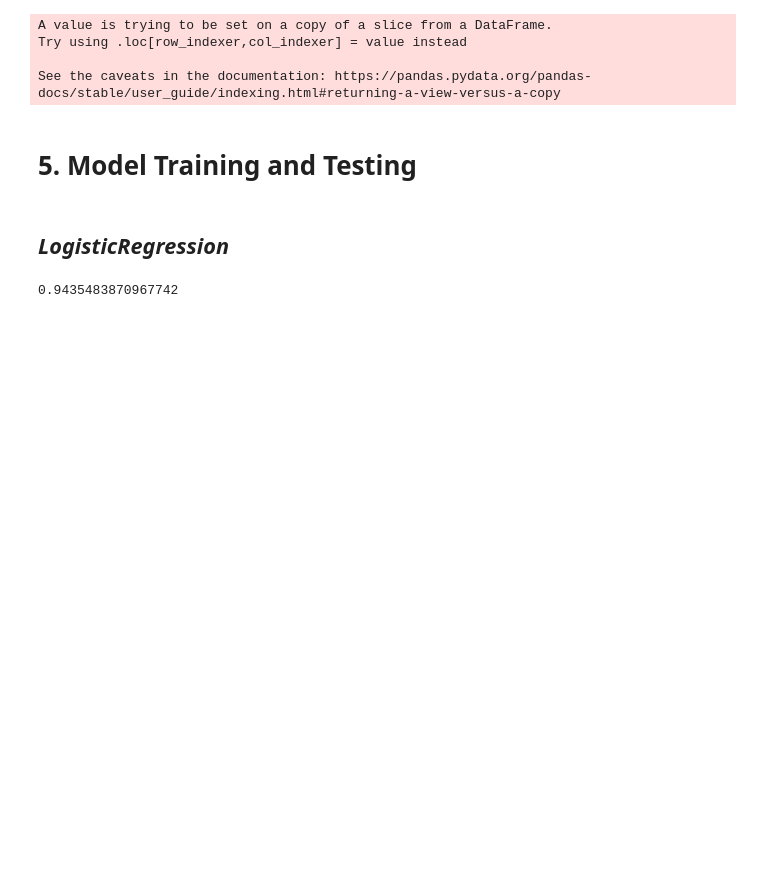
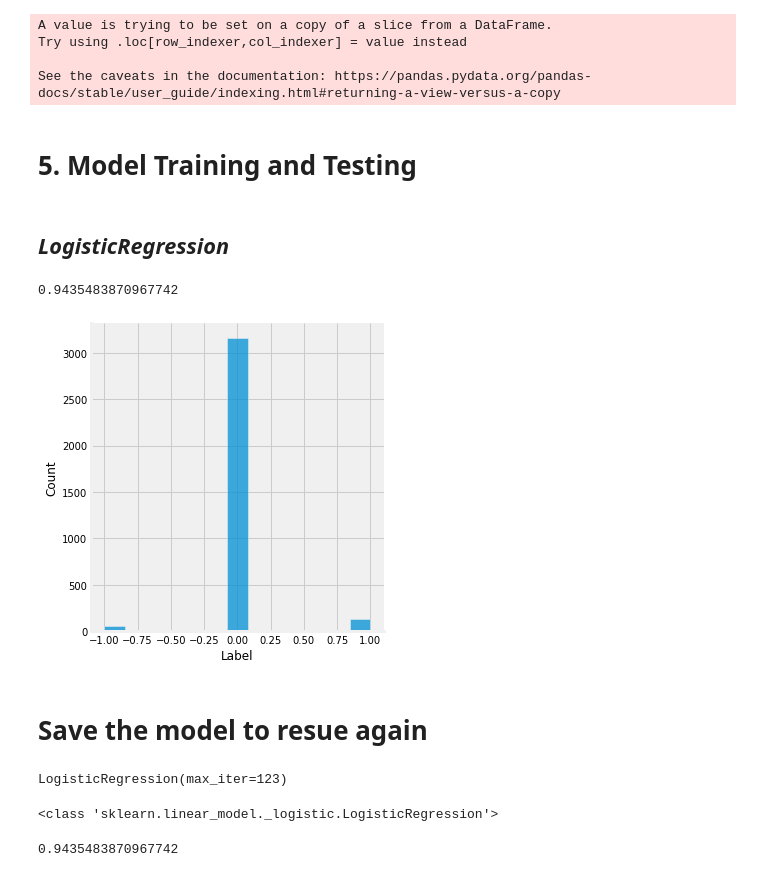
Before and after one commit to himanshunagapure/Sentiment-Connect, a Jupyter notebook: Sentiment_Connect.ipynb, the cells around one changed output. Drawn from its saved outputs; the diff is of its cells as text; code cells hidden in the pictures; blank space fills up the shorter version.

```diff
--- a/Sentiment_Connect.ipynb
+++ b/Sentiment_Connect.ipynb
@@ -34,5 +35,5 @@ Saving NEP_2020_english_tweet.csv to NEP_2020_english_tweet (1).csv
 # %%
-df = pd.read_csv("NEP_2020_english_tweet (1).csv")
+df = pd.read_csv("NEP_2020_english_tweet.csv")
 df.head()
 # %% [output]
 |  | Unnamed: 0 | Author_ID | Date_of_tweet | Tweet | Likes_on_tweet | User_handle | Tweet_link |
@@ -265,9 +266,16 @@ model = LogisticRegression(max_iter=123)
 model.fit(xTrain, yTrain)
 
 #Testing
-pred = model.predict(xTest)
-f1_score(yTest, pred)
+yPred = model.predict(xTest)
+f1_score(yTest, yPred)
 
-accuracy_score(yTest,pred)
+accuracy_score(yTest,yPred)
 # %% [output]
 0.9435483870967742
+# %%
+sns.displot(yTest - yPred)
+plt.show()
+# %% [output]
+[figure, added]
+# %% [markdown]
+# **Save the model to resue again**
@@ -273,0 +290,17 @@ accuracy_score(yTest,pred)
+# %%
+modelReceieved = open(filename,'rb')
+newFile = pickle.load(modelReceieved)
+
+print(newFile)
+# %% [output]
+LogisticRegression(max_iter=123)
+# %%
+print(type(newFile))
+# %% [output]
+<class 'sklearn.linear_model._logistic.LogisticRegression'>
+# %%
+y_prediction = newFile.predict(xTest)
+f1_score(yTest, y_prediction)
+accuracy_score(yTest,y_prediction)
+# %% [output]
+0.9435483870967742
```
Also changed, not shown: parts of 3 cells of this notebook.
